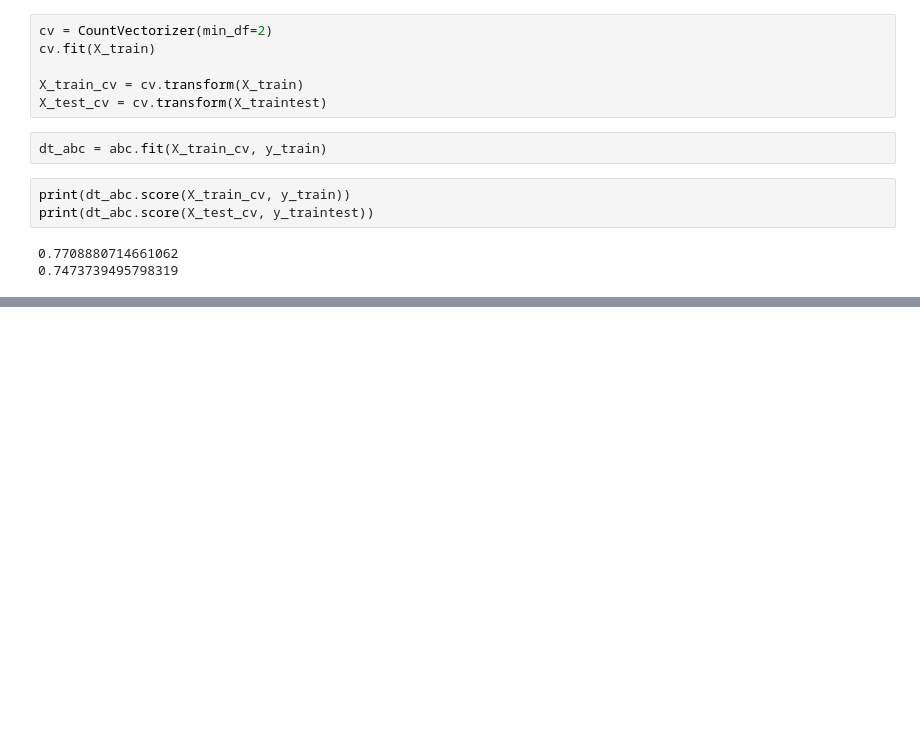
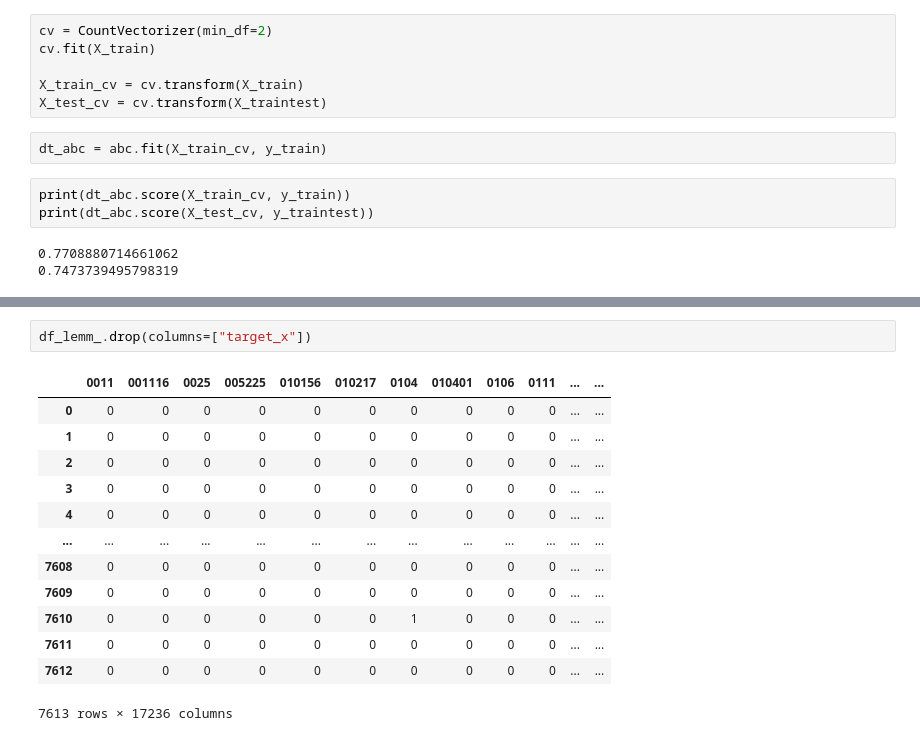
Before and after one commit to polinamin/disaster_recognition, a Jupyter notebook: Data_collection_Polina.ipynb, the cells around one changed output, grey strips where cells are left out. Saved outputs shown, nothing was run; the diff lists cells and outputs as text; blank space fills up the shorter version.

```diff
--- a/Data_collection_Polina.ipynb
+++ b/Data_collection_Polina.ipynb
@@ -400,0 +521,16 @@ print(dt_abc.score(X_test_cv, y_traintest))
+# %%
+df_lemm_.drop(columns=["target_x"])
+# %% [output]
+|  | 0011 | 001116 | 0025 | 005225 | 010156 | 010217 | 0104 | 010401 | 0106 | 0111 | ... | ... |
+| 0 | 0 | 0 | 0 | 0 | 0 | 0 | 0 | 0 | 0 | 0 | ... | ... |
+| 1 | 0 | 0 | 0 | 0 | 0 | 0 | 0 | 0 | 0 | 0 | ... | ... |
+| 2 | 0 | 0 | 0 | 0 | 0 | 0 | 0 | 0 | 0 | 0 | ... | ... |
+| 3 | 0 | 0 | 0 | 0 | 0 | 0 | 0 | 0 | 0 | 0 | ... | ... |
+| 4 | 0 | 0 | 0 | 0 | 0 | 0 | 0 | 0 | 0 | 0 | ... | ... |
+| ... | ... | ... | ... | ... | ... | ... | ... | ... | ... | ... | ... | ... |
+| 7608 | 0 | 0 | 0 | 0 | 0 | 0 | 0 | 0 | 0 | 0 | ... | ... |
+| 7609 | 0 | 0 | 0 | 0 | 0 | 0 | 0 | 0 | 0 | 0 | ... | ... |
+| 7610 | 0 | 0 | 0 | 0 | 0 | 0 | 1 | 0 | 0 | 0 | ... | ... |
+| 7611 | 0 | 0 | 0 | 0 | 0 | 0 | 0 | 0 | 0 | 0 | ... | ... |
+| 7612 | 0 | 0 | 0 | 0 | 0 | 0 | 0 | 0 | 0 | 0 | ... | ... |
+7613 rows × 17236 columns
```
Also changed, not shown: parts of 72 cells of this notebook.
